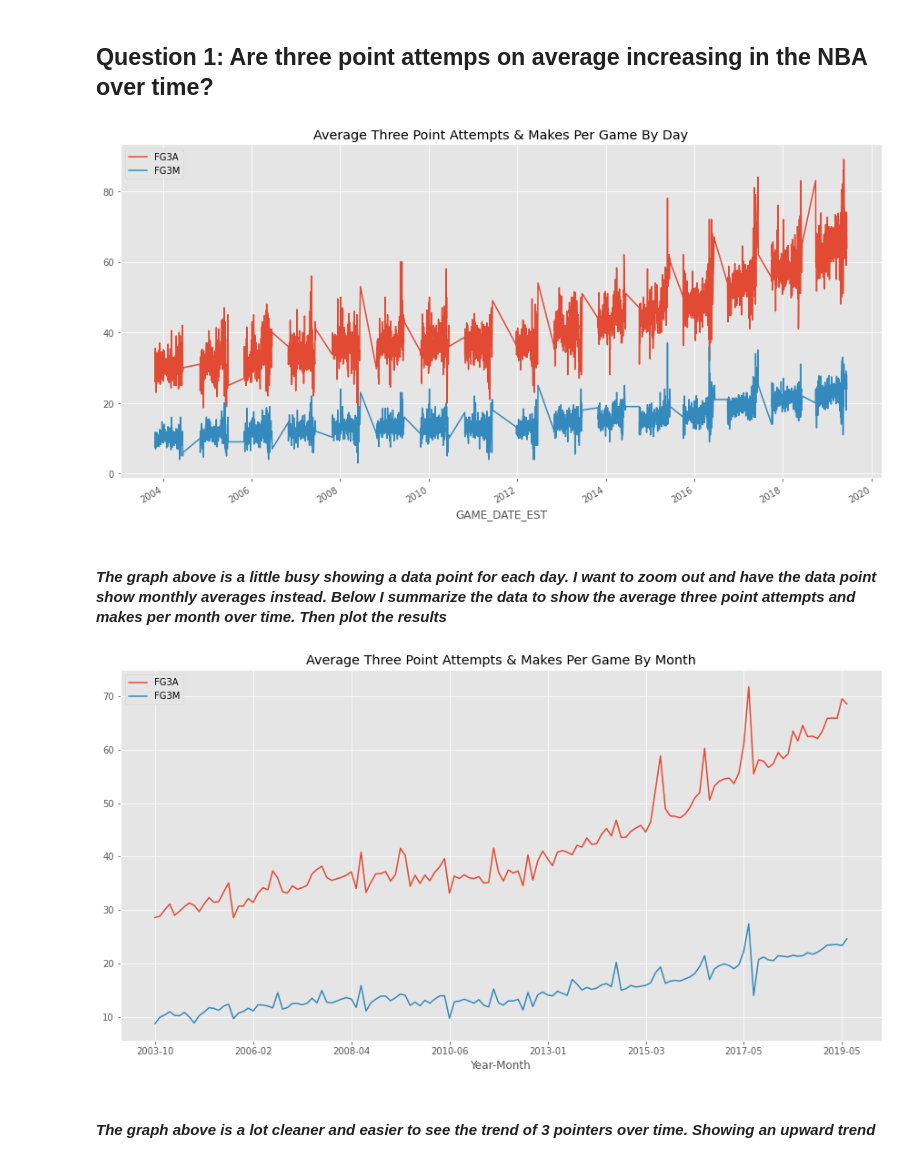
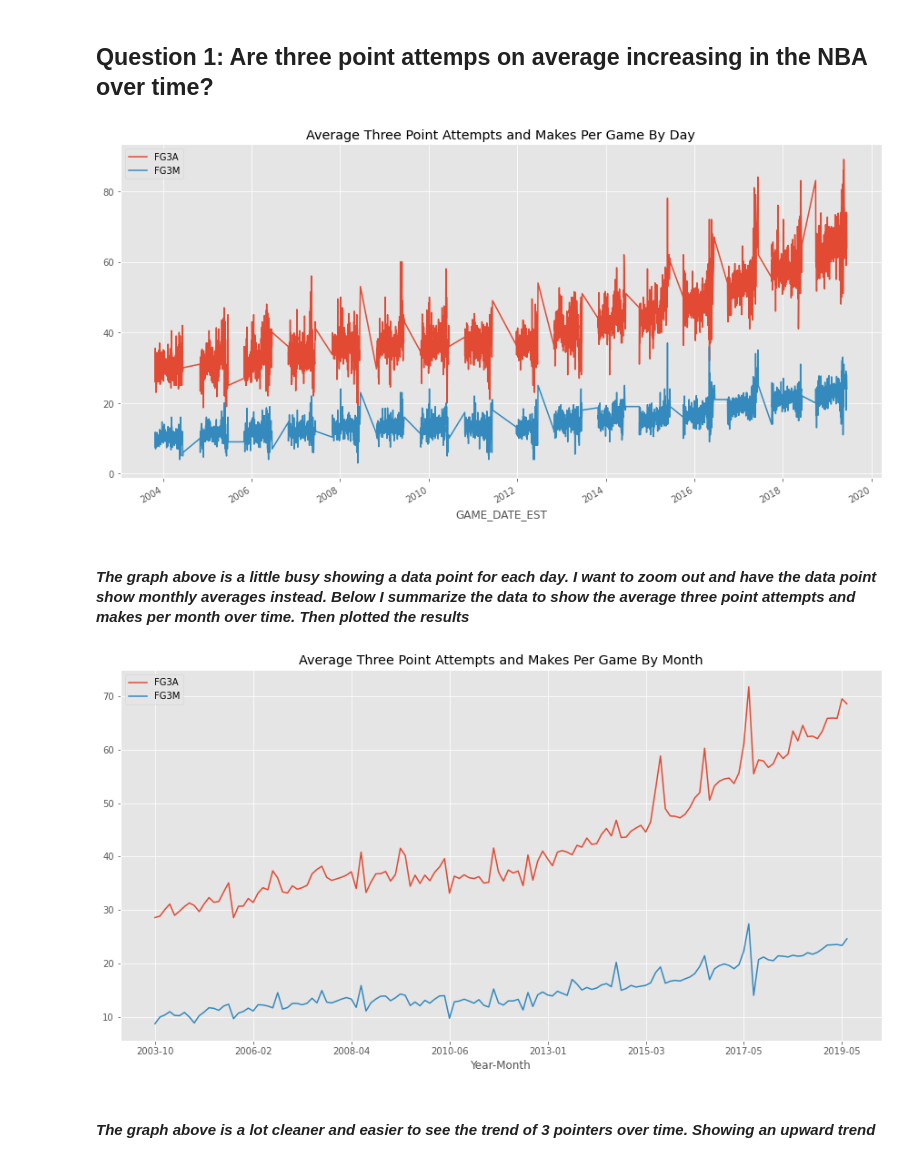
Before and after one commit to aaronleishman/NBA_Analysis, a Jupyter notebook: 3pt_Analysis.ipynb, the cells around one changed output. Drawn from its saved outputs; the diff is of its cells as text; code cells hidden in the pictures.

```diff
--- a/3pt_Analysis.ipynb
+++ b/3pt_Analysis.ipynb
@@ -18,13 +18,13 @@ df_3pt = df.groupby(['GAME_ID','GAME_DATE_EST'])[['FG3A','FG3M']].apply(sum)
 # Then summarize further FG3 data by date showing avg FG3 per game
 df_3pt = df_3pt.groupby(['GAME_DATE_EST'])[['FG3A','FG3M']].mean()
 # %%
-df_3pt.plot(figsize=(15,7.5),title='Average Three Point Attempts & Makes Per Game By Day')
+df_3pt.plot(figsize=(15,7.5),title='Average Three Point Attempts and Makes Per Game By Day')
 
 plt.show()
 # %% [output]
-[figure, old version]
+[figure, new version]
 # %% [markdown]
-#### *The graph above is a little busy showing a data point for each day. I want to zoom out and have the data point show monthly averages instead. Below I summarize the data to show the average three point attempts and makes per month over time. Then plot the results*
+#### *The graph above is a little busy showing a data point for each day. I want to zoom out and have the data point show monthly averages instead. Below I summarize the data to show the average three point attempts and makes per month over time. Then plotted the results*
 # %%
 df_3pt_bymonth = df.copy()
 # %%
@@ -34,11 +34,11 @@ df_3pt_bymonth = df_3pt_bymonth.groupby(['GAME_ID','Year-Month'])[['FG3A','FG3M'
 # Then summarize further FG3 data by date showing avg FG3 per game
 df_3pt_bymonth = df_3pt_bymonth.groupby(['Year-Month'])[['FG3A','FG3M']].mean()
 
-df_3pt_bymonth.plot(figsize=(15,7.5),title='Average Three Point Attempts & Makes Per Game By Month')
+df_3pt_bymonth.plot(figsize=(15,7.5),title='Average Three Point Attempts and Makes Per Game By Month')
 
 plt.show()
 # %% [output]
-[figure, old version]
+[figure, new version]
 # %% [markdown]
 #### *The graph above is a lot cleaner and easier to see the trend of 3 pointers over time. Showing an upward trend*
 # %% [markdown]
```
Also changed, not shown: parts of 1 cell of this notebook.
